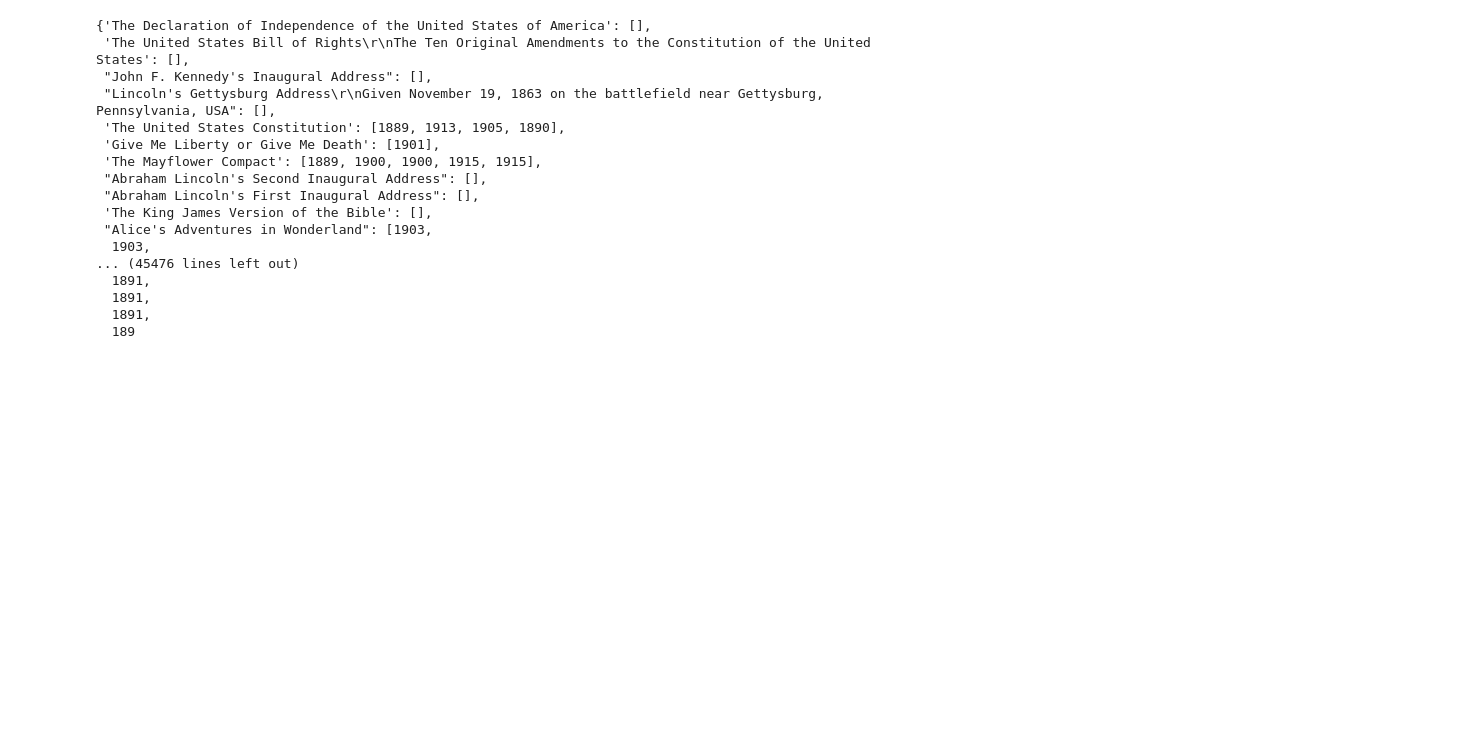
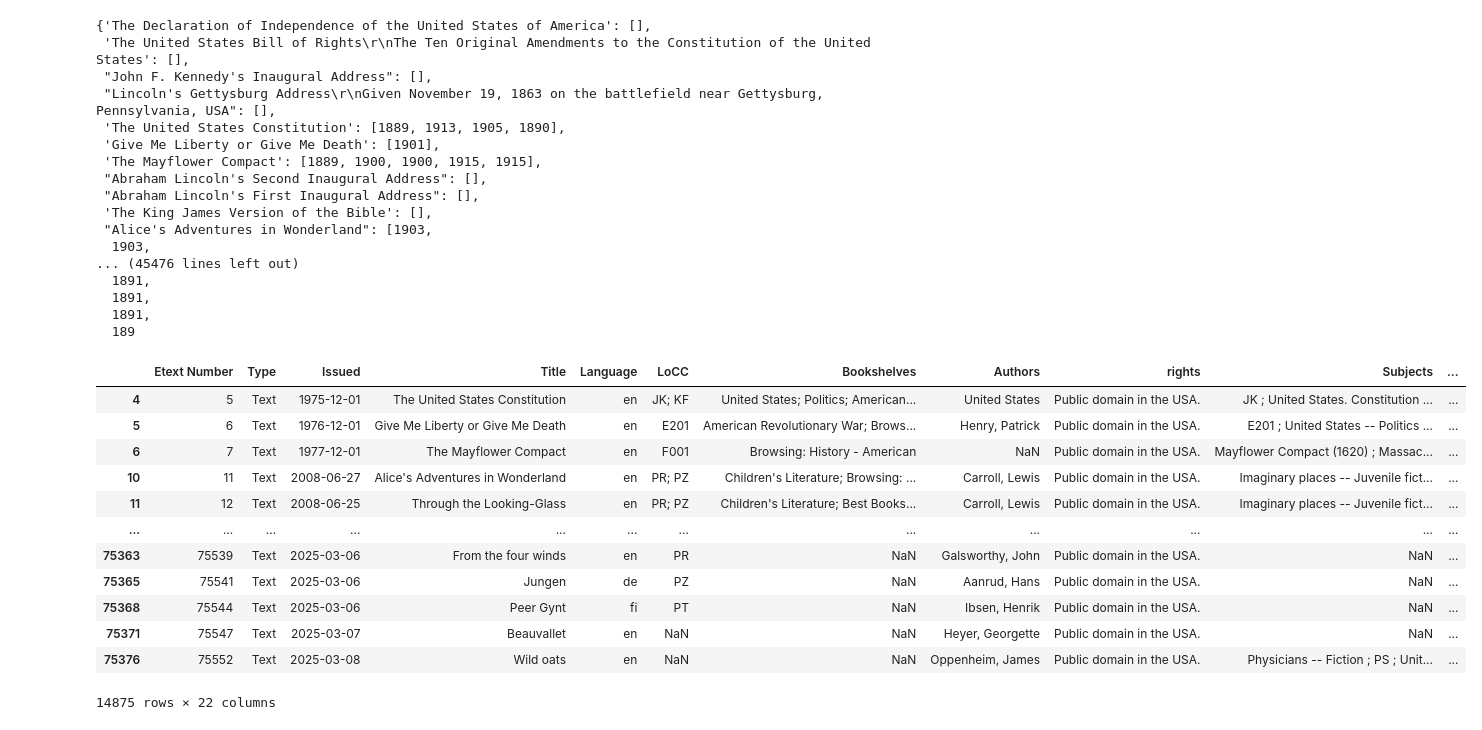
Before and after one commit to eglantine-vialaneix/opium-gutenberg, a Jupyter notebook: eda.ipynb, the cells around one changed output. Saved outputs shown, nothing was run; the diff lists cells and outputs as text; code cells hidden in the pictures; blank space fills up the shorter version.

Commit message:
added published_year column

```diff
--- a/eda.ipynb
+++ b/eda.ipynb
@@ -340,6 +340,3 @@ opium_filenames
 len(opium_filenames)
 # %% [output]
 6528
-# %%
-for file_path in opium_filenames:
-    text =
@@ -468,3 +463,22 @@ with open("published_year.pkl", "wb") as f:
 # %%
 with open("published_year.pkl", "rb") as f:
     published_year = pickle.load(f)
+# %%
+df_filtered = df_raw[df_raw["Title"].isin(published_year.keys())]
+df_filtered["published_year"] = df_filtered["Title"].map(published_year)
+# %%
+df_filtered
+# %% [output]
+|  | Etext Number | Type | Issued | Title | Language | LoCC | Bookshelves | Authors | rights | Subjects | ... |
+| 4 | 5 | Text | 1975-12-01 | The United States Constitution | en | JK; KF | United States; Politics; American... | United States | Public domain in the USA. | JK ; United States. Constitution ... | ... |
+| 5 | 6 | Text | 1976-12-01 | Give Me Liberty or Give Me Death | en | E201 | American Revolutionary War; Brows... | Henry, Patrick | Public domain in the USA. | E201 ; United States -- Politics ... | ... |
+| 6 | 7 | Text | 1977-12-01 | The Mayflower Compact | en | F001 | Browsing: History - American | NaN | Public domain in the USA. | Mayflower Compact (1620) ; Massac... | ... |
+| 10 | 11 | Text | 2008-06-27 | Alice's Adventures in Wonderland | en | PR; PZ | Children's Literature; Browsing: ... | Carroll, Lewis | Public domain in the USA. | Imaginary places -- Juvenile fict... | ... |
+| 11 | 12 | Text | 2008-06-25 | Through the Looking-Glass | en | PR; PZ | Children's Literature; Best Books... | Carroll, Lewis | Public domain in the USA. | Imaginary places -- Juvenile fict... | ... |
+| ... | ... | ... | ... | ... | ... | ... | ... | ... | ... | ... | ... |
+| 75363 | 75539 | Text | 2025-03-06 | From the four winds | en | PR | NaN | Galsworthy, John | Public domain in the USA. | NaN | ... |
+| 75365 | 75541 | Text | 2025-03-06 | Jungen | de | PZ | NaN | Aanrud, Hans | Public domain in the USA. | NaN | ... |
+| 75368 | 75544 | Text | 2025-03-06 | Peer Gynt | fi | PT | NaN | Ibsen, Henrik | Public domain in the USA. | NaN | ... |
+| 75371 | 75547 | Text | 2025-03-07 | Beauvallet | en | NaN | NaN | Heyer, Georgette | Public domain in the USA. | NaN | ... |
+| 75376 | 75552 | Text | 2025-03-08 | Wild oats | en | NaN | NaN | Oppenheim, James | Public domain in the USA. | Physicians -- Fiction ; PS ; Unit... | ... |
+14875 rows × 22 columns
```
Also changed, not shown: parts of 2 cells of this notebook, 1 other file.
